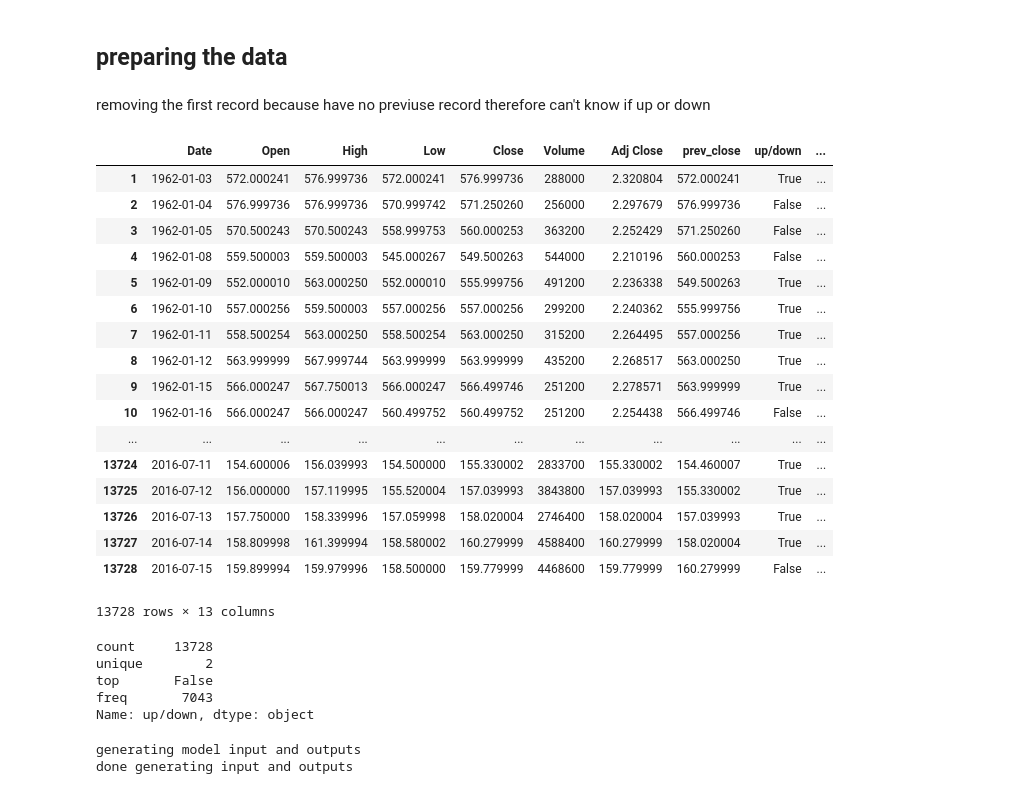
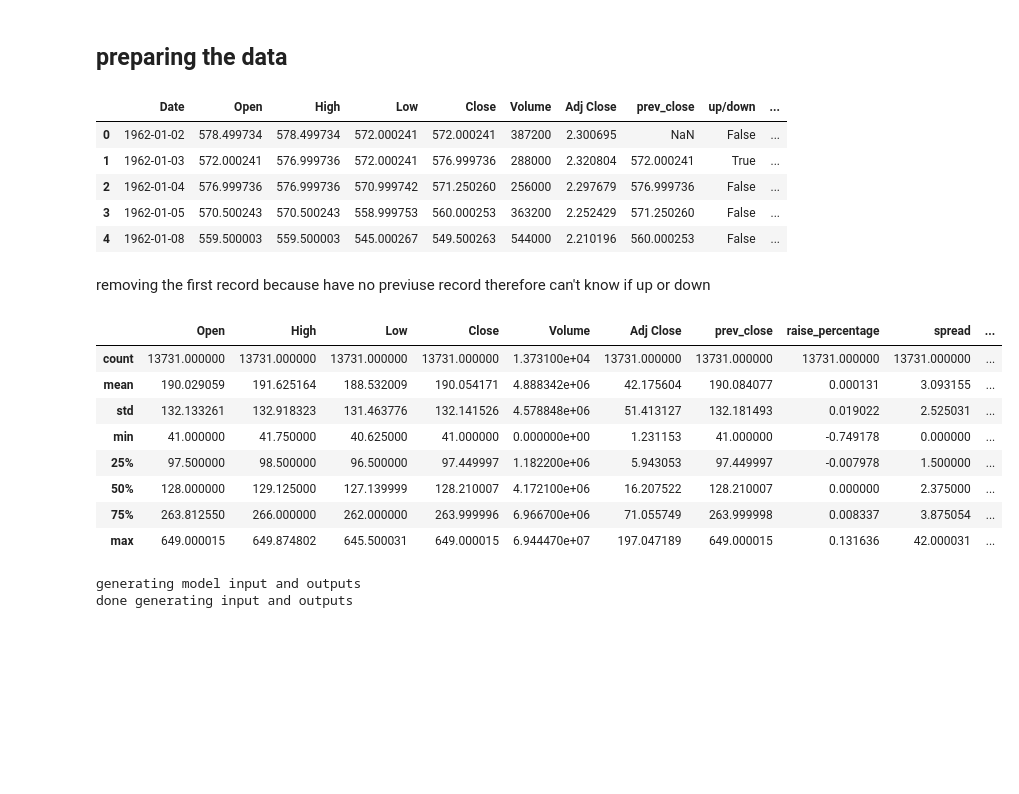
Before and after one commit to ofrik/deep-learning-stocks, a Jupyter notebook: rnn.ipynb, the cells around one changed output. Drawn from its saved outputs; the diff is of its cells as text; code cells hidden in the pictures; blank space fills up the shorter version.

```diff
--- a/rnn.ipynb
+++ b/rnn.ipynb
@@ -81,36 +69,59 @@ data["spread"] = abs(data["High"]-data["Low"])
 data["up_spread"] = abs(data["High"]-data["Open"])
 # %%
 data["down_spread"] = abs(data["Open"]-data["Low"])
+# %%
+import re
+for i in range(1,len(data)):
+    prev = data.iloc[i-1]
+    data.set_value(i,"prev_open",prev["Open"])
+    data.set_value(i,"prev_high",prev["High"])
+    data.set_value(i,"prev_low",prev["Low"])
+#     data.set_value(i,"month",re.findall("[1-9]+", str(data.Date[i]))[2])
+#     data.set_value(i,"year",re.findall("[1-9]+", str(data.Date[i]))[0])
+
+#     prev = data.iloc[i-2]
+#     data.set_value(i,"prev_prev_open",prev["Open"])
+#     data.set_value(i,"prev_prev_high",prev["High"])
+#     data.set_value(i,"prev_prev_low",prev["Low"])
+#     data.set_value(i,"prev_prev_close",prev["Close"])
+
+data["close_diff"] = abs(data["Close"] - data["prev_close"])
+# data["close_diff"] = abs(data["Close"] / data["prev_close"])
+data["open_diff"] = abs(data["Open"] - data["prev_open"])
+# data["open_diff"] = abs(data["Open"] / data["prev_open"])
+data["high_diff"] = abs(data["High"] - data["prev_high"])
+# data["high_diff"] = abs(data["High"] / data["prev_high"])
+data["low_diff"] = abs(data["Low"] - data["prev_low"])
+# data["low_diff"] = abs(data["Low"] / data["prev_low"])
+
+# data["prev_prev_close_diff"] = (data["Close"] - data["prev_prev_close"])
+# data["prev_prev_raise_percentage"] = (data["Close"] - data["prev_prev_close"])/data["prev_prev_close"]
+# data["prev_prev_open_diff"] = (data["Open"] - data["prev_prev_open"])
+# data["prev_prev_high_diff"] = (data["High"] - data["prev_prev_high"])
+# data["prev_prev_low_diff"] = (data["Low"] - data["prev_prev_low"])
+# data["open_close_mean"] = (data["Open"] + data["Close"])/2
+# %%
+data.head()
+# %% [output]
+|  | Date | Open | High | Low | Close | Volume | Adj Close | prev_close | up/down | ... |
+| 0 | 1962-01-02 | 578.499734 | 578.499734 | 572.000241 | 572.000241 | 387200 | 2.300695 | NaN | False | ... |
+| 1 | 1962-01-03 | 572.000241 | 576.999736 | 572.000241 | 576.999736 | 288000 | 2.320804 | 572.000241 | True | ... |
+| 2 | 1962-01-04 | 576.999736 | 576.999736 | 570.999742 | 571.250260 | 256000 | 2.297679 | 576.999736 | False | ... |
+| 3 | 1962-01-05 | 570.500243 | 570.500243 | 558.999753 | 560.000253 | 363200 | 2.252429 | 571.250260 | False | ... |
+| 4 | 1962-01-08 | 559.500003 | 559.500003 | 545.000267 | 549.500263 | 544000 | 2.210196 | 560.000253 | False | ... |
 # %% [markdown]
 removing the first record because have no previuse record therefore can't know if up or down
 # %%
 data = data[1:]
-data
+data.describe()
 # %% [output]
-|  | Date | Open | High | Low | Close | Volume | Adj Close | prev_close | up/down | ... |
-| 1 | 1962-01-03 | 572.000241 | 576.999736 | 572.000241 | 576.999736 | 288000 | 2.320804 | 572.000241 | True | ... |
-| 2 | 1962-01-04 | 576.999736 | 576.999736 | 570.999742 | 571.250260 | 256000 | 2.297679 | 576.999736 | False | ... |
-| 3 | 1962-01-05 | 570.500243 | 570.500243 | 558.999753 | 560.000253 | 363200 | 2.252429 | 571.250260 | False | ... |
-| 4 | 1962-01-08 | 559.500003 | 559.500003 | 545.000267 | 549.500263 | 544000 | 2.210196 | 560.000253 | False | ... |
-| 5 | 1962-01-09 | 552.000010 | 563.000250 | 552.000010 | 555.999756 | 491200 | 2.236338 | 549.500263 | True | ... |
-| 6 | 1962-01-10 | 557.000256 | 559.500003 | 557.000256 | 557.000256 | 299200 | 2.240362 | 555.999756 | True | ... |
-| 7 | 1962-01-11 | 558.500254 | 563.000250 | 558.500254 | 563.000250 | 315200 | 2.264495 | 557.000256 | True | ... |
-| 8 | 1962-01-12 | 563.999999 | 567.999744 | 563.999999 | 563.999999 | 435200 | 2.268517 | 563.000250 | True | ... |
-| 9 | 1962-01-15 | 566.000247 | 567.750013 | 566.000247 | 566.499746 | 251200 | 2.278571 | 563.999999 | True | ... |
-| 10 | 1962-01-16 | 566.000247 | 566.000247 | 560.499752 | 560.499752 | 251200 | 2.254438 | 566.499746 | False | ... |
-| ... | ... | ... | ... | ... | ... | ... | ... | ... | ... | ... |
-| 13724 | 2016-07-11 | 154.600006 | 156.039993 | 154.500000 | 155.330002 | 2833700 | 155.330002 | 154.460007 | True | ... |
-| 13725 | 2016-07-12 | 156.000000 | 157.119995 | 155.520004 | 157.039993 | 3843800 | 157.039993 | 155.330002 | True | ... |
-| 13726 | 2016-07-13 | 157.750000 | 158.339996 | 157.059998 | 158.020004 | 2746400 | 158.020004 | 157.039993 | True | ... |
-| 13727 | 2016-07-14 | 158.809998 | 161.399994 | 158.580002 | 160.279999 | 4588400 | 160.279999 | 158.020004 | True | ... |
-| 13728 | 2016-07-15 | 159.899994 | 159.979996 | 158.500000 | 159.779999 | 4468600 | 159.779999 | 160.279999 | False | ... |
+|  | Open | High | Low | Close | Volume | Adj Close | prev_close | raise_percentage | spread | ... |
+| count | 13731.000000 | 13731.000000 | 13731.000000 | 13731.000000 | 1.373100e+04 | 13731.000000 | 13731.000000 | 13731.000000 | 13731.000000 | ... |
+| mean | 190.029059 | 191.625164 | 188.532009 | 190.054171 | 4.888342e+06 | 42.175604 | 190.084077 | 0.000131 | 3.093155 | ... |
+| std | 132.133261 | 132.918323 | 131.463776 | 132.141526 | 4.578848e+06 | 51.413127 | 132.181493 | 0.019022 | 2.525031 | ... |
+| min | 41.000000 | 41.750000 | 40.625000 | 41.000000 | 0.000000e+00 | 1.231153 | 41.000000 | -0.749178 | 0.000000 | ... |
+| 25% | 97.500000 | 98.500000 | 96.500000 | 97.449997 | 1.182200e+06 | 5.943053 | 97.449997 | -0.007978 | 1.500000 | ... |
+| 50% | 128.000000 | 129.125000 | 127.139999 | 128.210007 | 4.172100e+06 | 16.207522 | 128.210007 | 0.000000 | 2.375000 | ... |
+| 75% | 263.812550 | 266.000000 | 262.000000 | 263.999996 | 6.966700e+06 | 71.055749 | 263.999998 | 0.008337 | 3.875054 | ... |
+| max | 649.000015 | 649.874802 | 645.500031 | 649.000015 | 6.944470e+07 | 197.047189 | 649.000015 | 0.131636 | 42.000031 | ... |
-13728 rows × 13 columns
-# %%
-data["up/down"].describe()
-# %% [output]
-count     13728
-unique        2
-top       False
-freq       7043
-Name: up/down, dtype: object
 # %%
```
Also changed, not shown: parts of 10 cells of this notebook.
